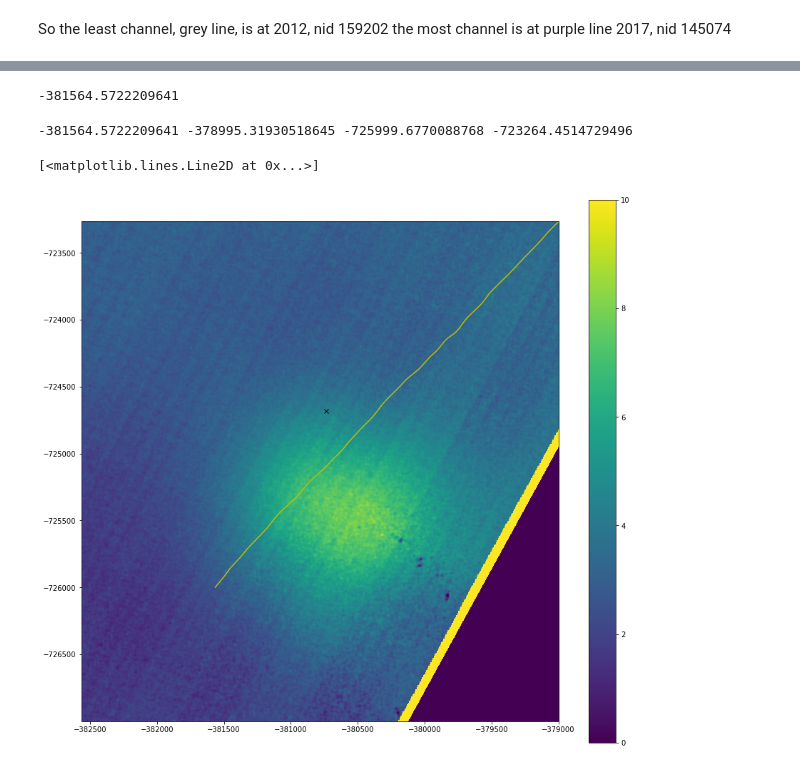
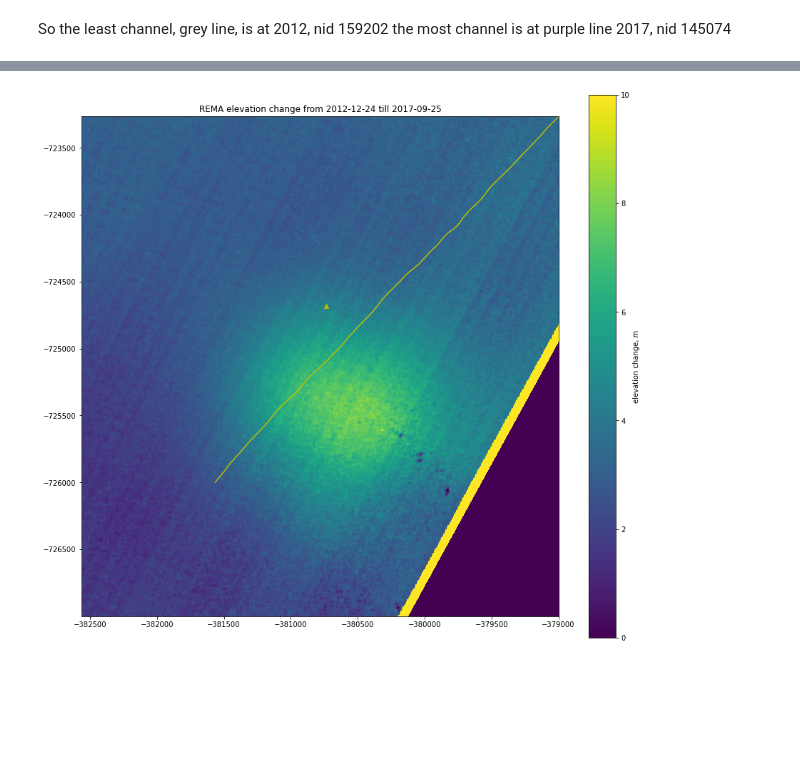
Before and after one commit to arrran/PhD_data_chapter, a Jupyter notebook: Jupyter/REMA/radarlines_over_rema_plots.ipynb, the cells around one changed output, grey strips where cells are left out. Saved outputs shown, nothing was run; the diff lists cells and outputs as text; code cells hidden in the pictures; blank space fills up the shorter version.

```diff
--- a/Jupyter/REMA/radarlines_over_rema_plots.ipynb
+++ b/Jupyter/REMA/radarlines_over_rema_plots.ipynb
@@ -215,0 +244,3 @@ kis2 = [-380737.537026,-724683.311299]
+# %%
+f = df.loc[nid1].acquisitio
+t =df.loc[nid2].acquisitio
@@ -216,24 +252,14 @@ kis2 = [-380737.537026,-724683.311299]
+# %%
+plt.figure(figsize=(15,14))
+plt.imshow(image.read(1),extent=extent, vmin=0,vmax=10)
+plt.xlim([xmin-1000, xmax])
+plt.ylim([ymin-1000,ymax])
+cb = plt.colorbar()
+plt.plot(gdf.geometry.x,gdf.geometry.y,'y')
+plt.plot(kis2[0],kis2[1],'y^')
+plt.title(f'REMA elevation change from {f} till {t}')
+cb.set_label('elevation change, m')
+# %% [output]
+[figure, added]
 # %%
 line_name = 'line7'
-# %%
-gdf = gpd.read_file(gis_path+line_name+".shp")
-gdf.geometry.x
-# %% [output]
--381564.5722209641
-# %%
-xmin,xmax = [gdf.geometry.x.to_numpy().min(),gdf.geometry.x.to_numpy().max()]
-ymin,ymax = [gdf.geometry.y.to_numpy().min(),gdf.geometry.y.to_numpy().max()]
-print(xmin,xmax,ymin,ymax)
-# %% [output]
--381564.5722209641 -378995.31930518645 -725999.6770088768 -723264.4514729496
-# %%
-plt.figure(figsize=(15,14))
-plt.imshow(image.read(1),extent=extent, vmin=0,vmax=10)
-plt.xlim([xmin-1000, xmax])
-plt.ylim([ymin-1000,ymax])
-plt.colorbar()
-plt.plot(gdf.geometry.x,gdf.geometry.y,'y')
-plt.plot(kis2[0],kis2[1],'kx')
-# %% [output]
-[<matplotlib.lines.Line2D at 0x...>]
-[figure, removed]
```
Also changed, not shown: parts of 8 cells of this notebook.
